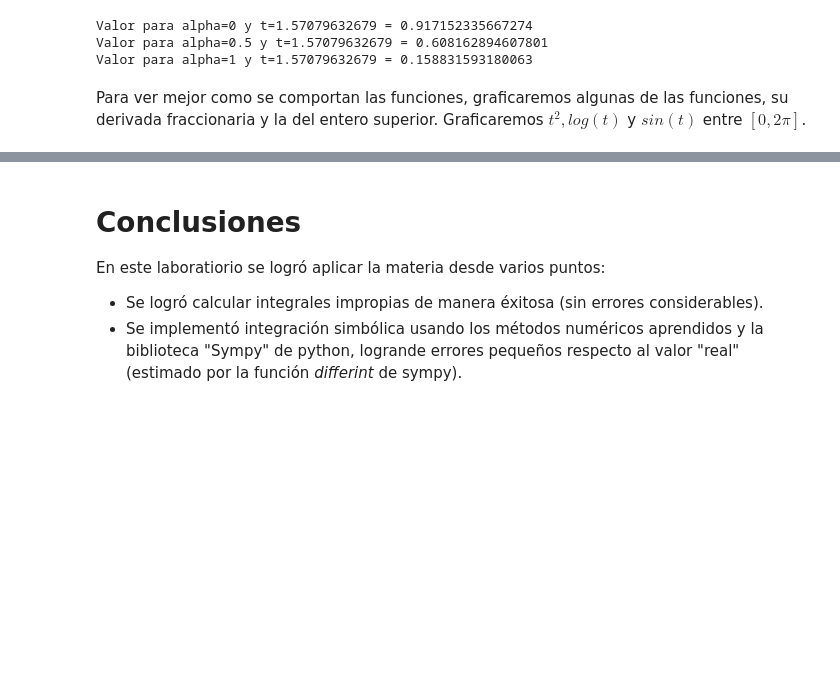
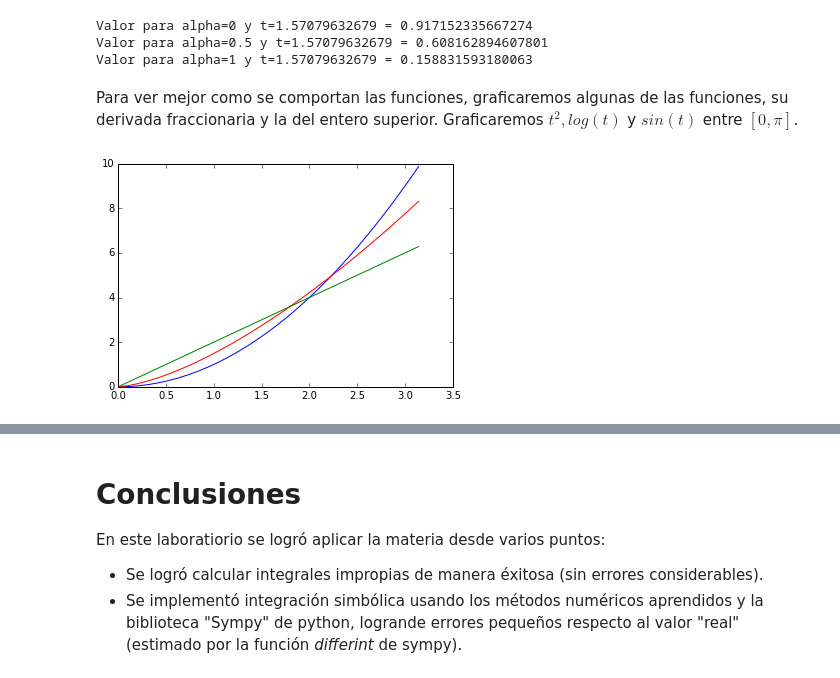
Before and after one commit to gemoya/cc2, a Jupyter notebook: lab2/tarea2.ipynb, the cells around one changed output, grey strips where cells are left out. Drawn from its saved outputs; the diff is of its cells as text; code cells hidden in the pictures; blank space fills up the shorter version.

```diff
--- a/lab2/tarea2.ipynb
+++ b/lab2/tarea2.ipynb
@@ -503,4 +503,27 @@ Valor para alpha=0 y t=1.57079632679 = 0.917152335667274
 Valor para alpha=0.5 y t=1.57079632679 = 0.608162894607801
 Valor para alpha=1 y t=1.57079632679 = 0.158831593180063
 # %% [markdown]
-Para ver mejor como se comportan las funciones, graficaremos algunas de las funciones, su derivada fraccionaria y la del entero superior. Graficaremos $t^2, log(t)$ y $sin(t)$ entre $[0, 2\pi]$.
+Para ver mejor como se comportan las funciones, graficaremos algunas de las funciones, su derivada fraccionaria y la del entero superior. Graficaremos $t^2, log(t)$ y $sin(t)$ entre $[0, \pi]$.
+# %%
+# Función para obtener puntos entre 0 y 2pi en la rerivada. Se usará cuadratura gaussiana.
+def get_points(f, n_der, npoints,max_range=np.pi):
+    x_pts = np.linspace(0,max_range, npoints+1)
+    y_pts = []
+    for i in x_pts:
+        y_pts.append(fraction_diff(f,i, n_der))
+    return (x_pts, y_pts)
+# %%
+# Graficamos t^2
+f = Symbol('t')**2
+N = 30
+# Sin derivada, derivada 0.5 y primera derivada
+x1,y1 = get_points(f,0,N)
+x2,y2 = get_points(f,0.5,N)
+x3,y3 = get_points(f,1,N)
+
+plt.plot(x1,y1,color="blue",label="Función f(t)")
+plt.plot(x2,y2,color="red", label="0.5 derivada")
+plt.plot(x3,y3,color="green", label="Primera derivada")
+plt.show()
+# %% [output]
+[figure, added]
```
Also changed, not shown: parts of 3 cells of this notebook.
